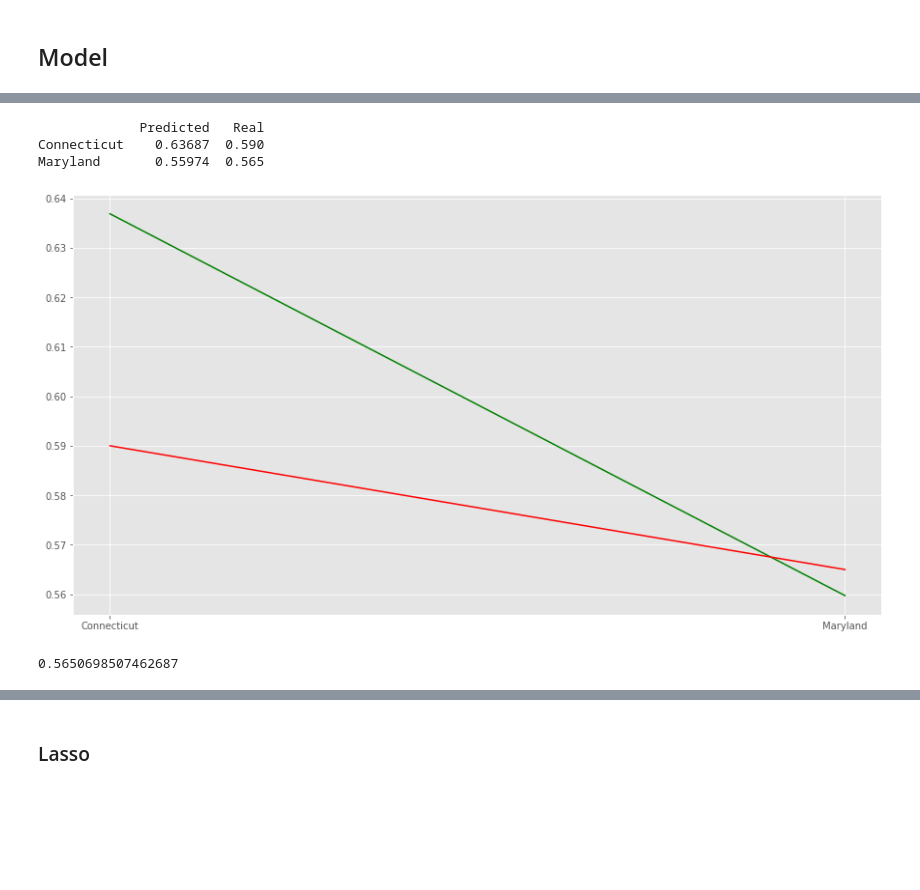
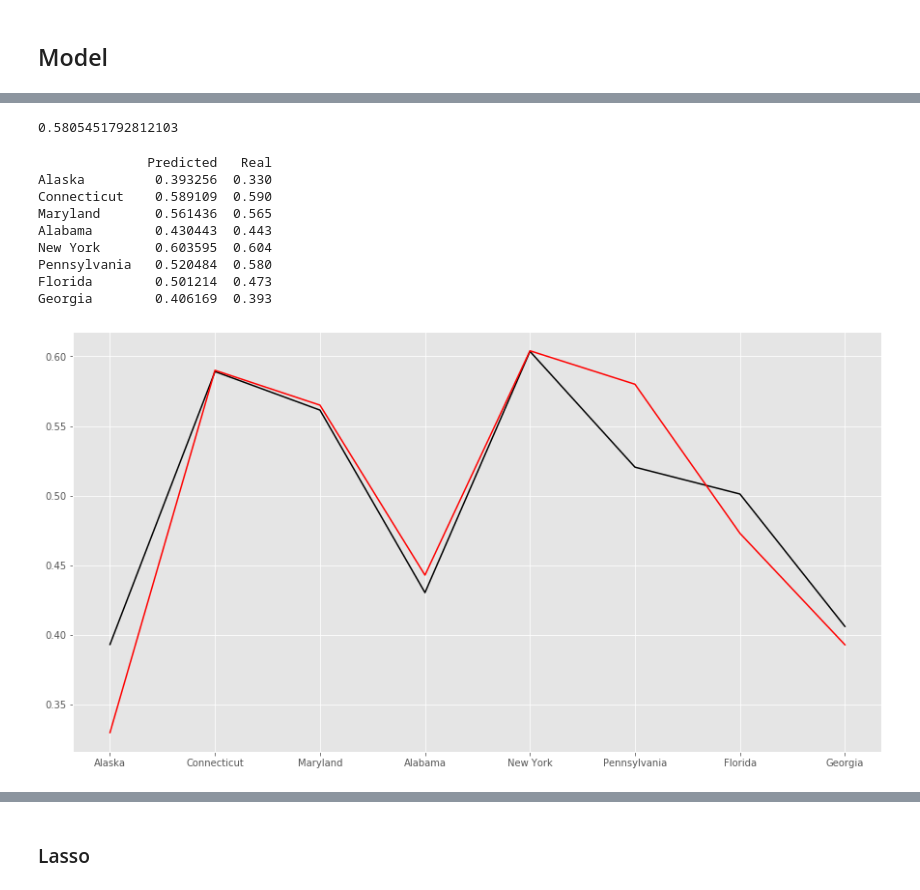
Before and after one commit to AdamMuhammad01/FinalProject_RepublicanAnalysisPredict, a Jupyter notebook: model.ipynb, the cells around one changed output, grey strips where cells are left out. Drawn from its saved outputs; the diff is of its cells as text; code cells hidden in the pictures; blank space fills up the shorter version.

```diff
--- a/model.ipynb
+++ b/model.ipynb
@@ -74,11 +73,10 @@ vbs = pd.DataFrame(votesByState, columns = ['candidate', 'state', 'party', 'vote
 # demo.head()
 # %%
 #Merging demographics and results
-allData = pd.merge(vbs, demo, how="inner", left_on = 'state',right_on = 'area_name')
-allData.drop('state_abbreviation',axis=1, inplace=True)
-allData.head()
+allDataRep = pd.merge(vbsRep, demo, how="inner", left_on = 'state',right_on = 'area_name')
+allDataRep.drop('state_abbreviation',axis=1, inplace=True)
+allDataRep.head()
 # #Segregate data candidate wise
-DNT = allData[(allData.candidate == "Donald Trump")] #| (allData.candidate != "Donald Trump")]
+DNT = allDataRep[(allDataRep.candidate == "Donald Trump")] #| (allData.candidate != "Donald Trump")]
 DNT = DNT.reset_index();
 DNT.drop('index',axis=1, inplace=True)
-allData
@@ -124,14 +100,17 @@ from sklearn.linear_model import LinearRegression, Ridge, Lasso, ElasticNet
 # %% [markdown]
 ## Model
 # %%
-modela = LinearRegression()
-modelb = Ridge(alpha=2.0, copy_X=True, fit_intercept=True, max_iter=100000,
+RFR = RandomForestRegressor(n_estimators=15000)
+RID = Ridge(alpha=2.0, copy_X=True, fit_intercept=True, max_iter=100000,
       normalize=False, random_state=None, solver='auto', tol=0.001)
-modelc = Lasso(max_iter=100000)
-modeld = ElasticNet(max_iter=100000)
+LASS = Lasso(max_iter=100000)
+ELA = ElasticNet(max_iter=100000)
+LIN = LinearRegression()
 
-modela.fit(x_train,y_train)
-modelb.fit(x_train,y_train)
-modelc.fit(x_train,y_train)
-modeld.fit(x_train,y_train)
+#train model
+RFR.fit(X,y)
+RID.fit(X,y)
+LASS.fit(X,y)
+ELA.fit(X,y)
+LIN.fit(X,y)
 # %% [output]
@@ -156,6 +182,10 @@ print (modeld.score(x_test, y_test))
 # %%
-demo1=demo[(demo.area_name=='Delaware')]
+#test model
+demo1=demo[(demo.area_name=='Alaska')]
 demo2=demo[(demo.area_name=='Connecticut')]
 demo3=demo[(demo.area_name=='Maryland')]
-demo4=demo[(demo.area_name=='Delaware')]
+demo4=demo[(demo.area_name=='Alabama')]
 demo5=demo[(demo.area_name=='New York')]
+demo6=demo[(demo.area_name=='Pennsylvania')]
+demo7=demo[(demo.area_name=='Florida')]
+demo8=demo[(demo.area_name=='Georgia')]
@@ -193,4 +226,4 @@ Reshape your data either using array.reshape(-1, 1) if your data has a single fe
 # %%
-pred =pd.Series(xx, index=['Connecticut','Maryland'])
-x1 = np.array([0.590,0.565])
-real = pd.Series(x1, index=['Connecticut','Maryland'])
+pred =pd.Series(xx, index=['Alaska','Connecticut','Maryland','Alabama','New York','Pennsylvania','Florida','Georgia'])
+x1 = np.array([.33,.59,.565,.443,.604,.580,.473,.393])
+real = pd.Series(x1, index=['Alaska','Connecticut','Maryland','Alabama','New York','Pennsylvania','Florida','Georgia'])
@@ -201,27 +230,33 @@ real = pd.Series(x1, index=['Connecticut','Maryland'])
+# %%
+a = DNT[(DNT.state == 'Pennsylvania')]
+a = a['partyFrac'].mean()
+a
+# %% [output]
+0.5805451792812103
 # %%
 e = {'Predicted' : pred,'Real' : real}
 final=pd.DataFrame(e)
 print(final)
 # print("Error=",end='')
 # print(error3)
 # print("MaxError=",end='')
 # print(error4)
 plt.style.use('ggplot')
 plt.figure(figsize=(15,8))
-plt.plot(pred,'g')  # Pred
+plt.plot(pred,'black')  # Pred
 plt.plot(real,'r') # Real
 plt.show()
 # %% [output]
-             Predicted   Real
-Connecticut    0.63687  0.590
-Maryland       0.55974  0.565
+              Predicted   Real
+Alaska         0.393256  0.330
+Connecticut    0.589109  0.590
+Maryland       0.561436  0.565
+Alabama        0.430443  0.443
+New York       0.603595  0.604
+Pennsylvania   0.520484  0.580
+Florida        0.501214  0.473
+Georgia        0.406169  0.393
-[figure, old version]
+[figure, new version]
-# %%
-a = DNT[(DNT.state == 'Maryland')]
-a = a['partyFrac'].mean()
-a
-# %% [output]
-0.5650698507462687
 # %%
 # print(np.sqrt(mean_squared_error(a,b)))
 from sklearn.metrics import mean_squared_error as mse
```
Also changed, not shown: parts of 33 cells of this notebook.
